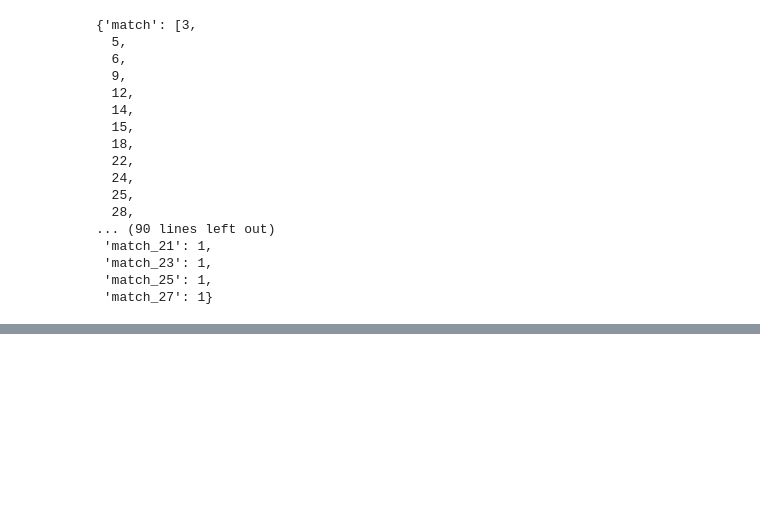
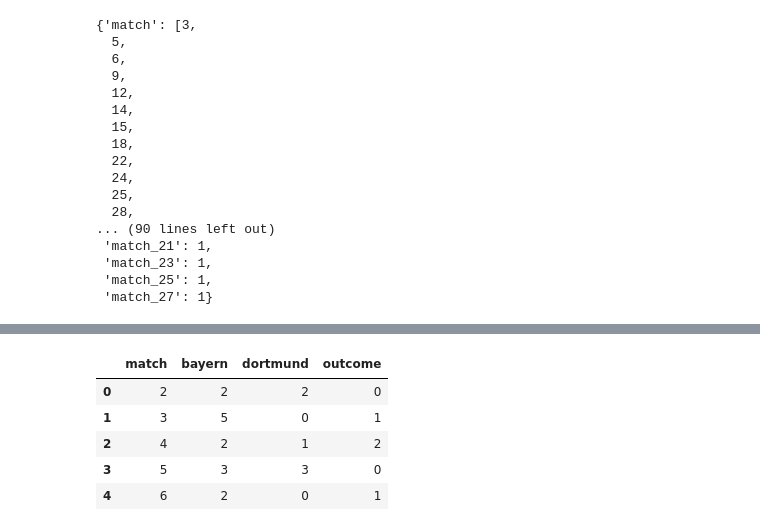
Before and after one commit to greengamma/bundesliga, a Jupyter notebook: bundesliga.ipynb, the cells around one changed output, grey strips where cells are left out. Saved outputs shown, nothing was run; the diff lists cells and outputs as text; code cells hidden in the pictures; blank space fills up the shorter version.

```diff
--- a/bundesliga.ipynb
+++ b/bundesliga.ipynb
@@ -178,0 +272,9 @@ df
+# %%
+complete_df.head(5)
+# %% [output]
+|  | match | bayern | dortmund | outcome |
+| 0 | 2 | 2 | 2 | 0 |
+| 1 | 3 | 5 | 0 | 1 |
+| 2 | 4 | 2 | 1 | 2 |
+| 3 | 5 | 3 | 3 | 0 |
+| 4 | 6 | 2 | 0 | 1 |
```
Also changed, not shown: parts of 15 cells of this notebook.
